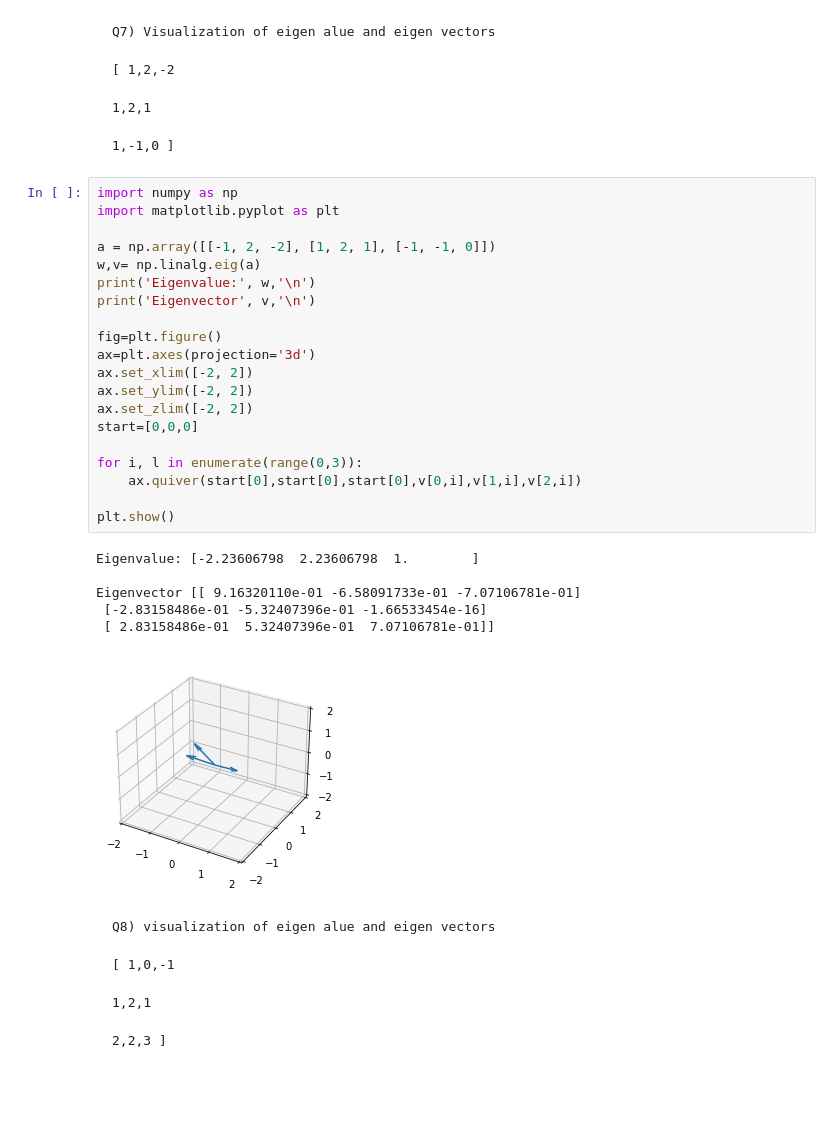
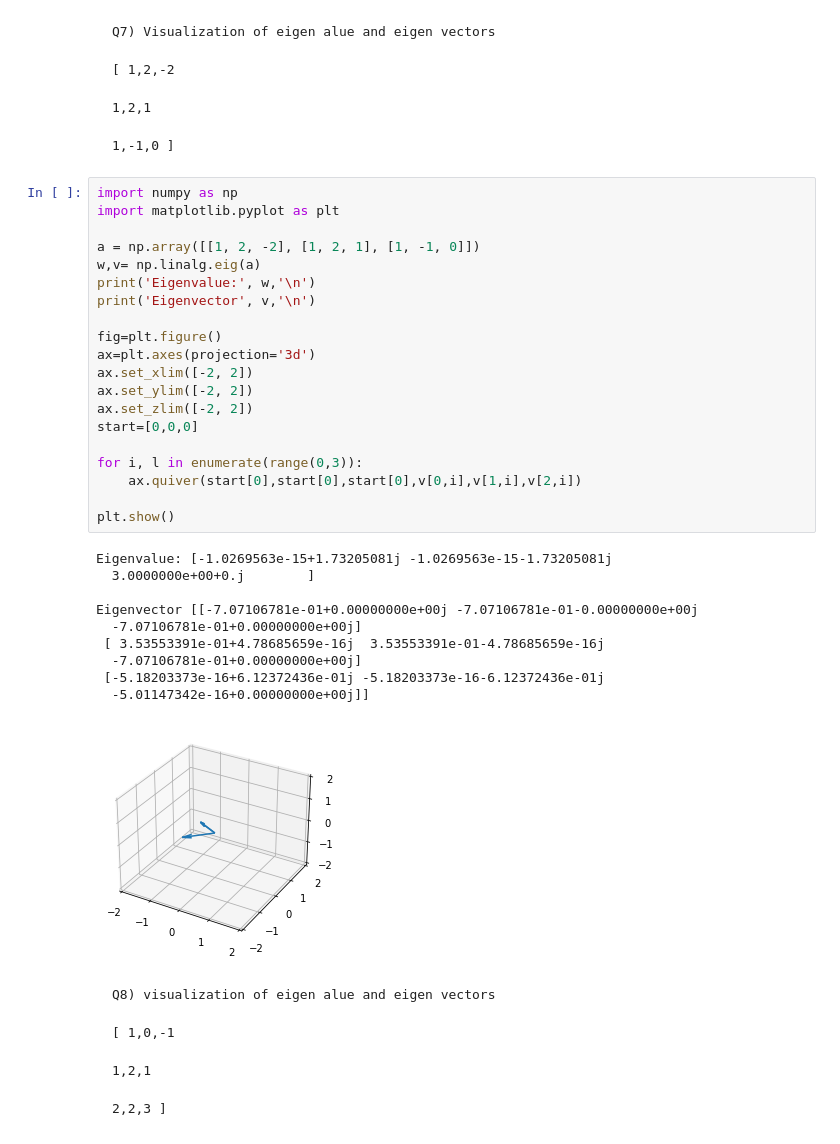
Before and after one commit to rohilahuja3/dsa-and-daa-lab-codes, a Jupyter notebook: final_maths_lab.ipynb, the cells around one changed output. Drawn from its saved outputs; the diff is of its cells as text; blank space fills up the shorter version.

```diff
--- a/final_maths_lab.ipynb
+++ b/final_maths_lab.ipynb
@@ -1373,30 +1374,34 @@ Eigenvector [[-5.77350269e-01 -2.56395025e-16 -4.21637021e-01]
 # %%
 import numpy as np
 import matplotlib.pyplot as plt
 
-a = np.array([[-1, 2, -2], [1, 2, 1], [-1, -1, 0]])
+a = np.array([[1, 2, -2], [1, 2, 1], [1, -1, 0]])
 w,v= np.linalg.eig(a)
 print('Eigenvalue:', w,'\n')
 print('Eigenvector', v,'\n')
 
 fig=plt.figure()
 ax=plt.axes(projection='3d')
 ax.set_xlim([-2, 2])
 ax.set_ylim([-2, 2])
 ax.set_zlim([-2, 2])
 start=[0,0,0]
 
 for i, l in enumerate(range(0,3)):
     ax.quiver(start[0],start[0],start[0],v[0,i],v[1,i],v[2,i])
 
 plt.show()
 # %% [output]
-Eigenvalue: [-2.23606798  2.23606798  1.        ]
+Eigenvalue: [-1.0269563e-15+1.73205081j -1.0269563e-15-1.73205081j
+  3.0000000e+00+0.j        ]
 
-Eigenvector [[ 9.16320110e-01 -6.58091733e-01 -7.07106781e-01]
- [-2.83158486e-01 -5.32407396e-01 -1.66533454e-16]
- [ 2.83158486e-01  5.32407396e-01  7.07106781e-01]]
+Eigenvector [[-7.07106781e-01+0.00000000e+00j -7.07106781e-01-0.00000000e+00j
+  -7.07106781e-01+0.00000000e+00j]
+ [ 3.53553391e-01+4.78685659e-16j  3.53553391e-01-4.78685659e-16j
+  -7.07106781e-01+0.00000000e+00j]
+ [-5.18203373e-16+6.12372436e-01j -5.18203373e-16-6.12372436e-01j
+  -5.01147342e-16+0.00000000e+00j]]
-[figure, old version]
+[figure, new version]
 # %% [markdown]
     Q8) visualization of eigen alue and eigen vectors
 
```
Also changed, not shown: parts of 1 cell of this notebook, 11 other files.
